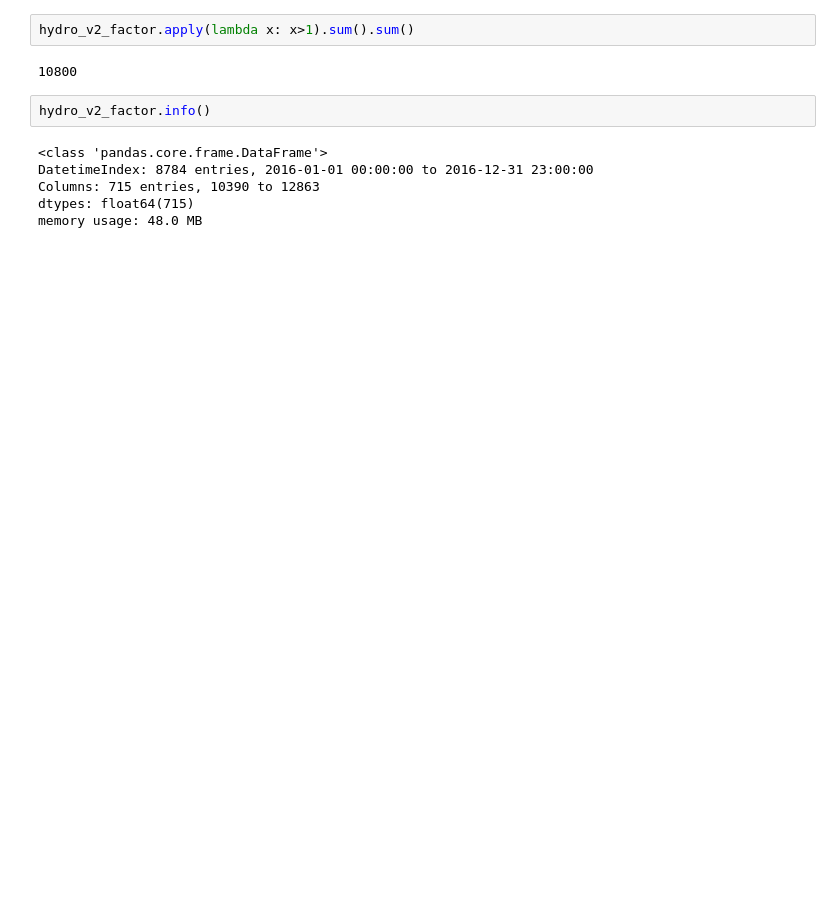
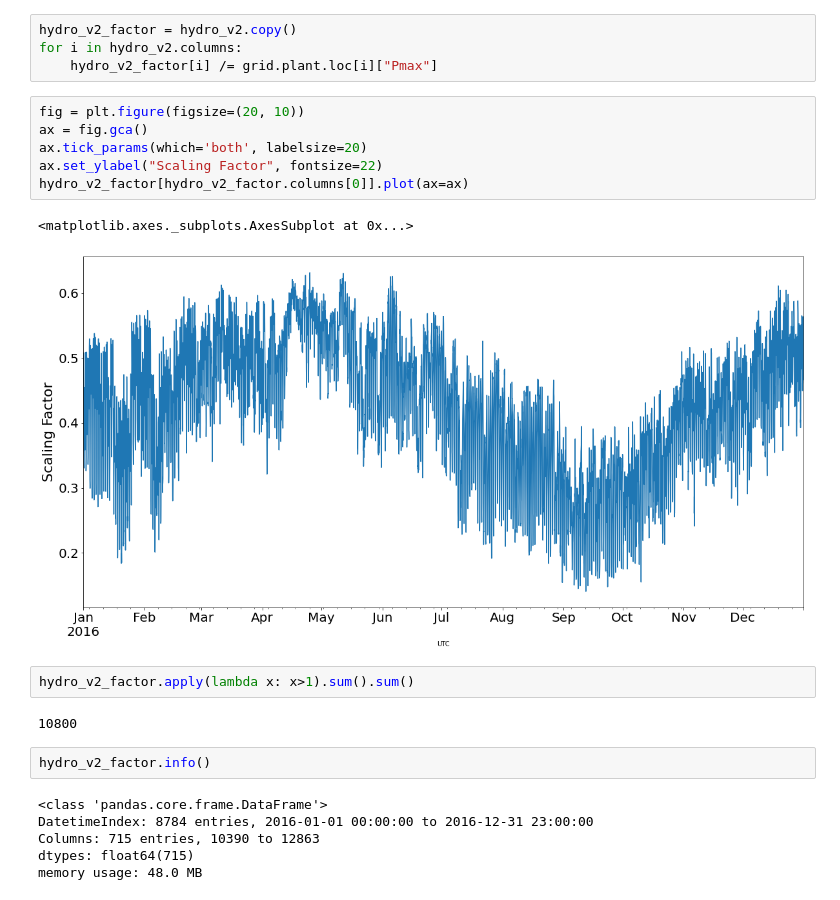
Before and after one commit to Breakthrough-Energy/PreREISE, a Jupyter notebook: prereise/gather/hydrodata/eia/demo/western_hydro_v2_demo.ipynb, the cells around one changed output. Saved outputs shown, nothing was run; the diff lists cells and outputs as text; blank space fills up the shorter version.

```diff
--- a/prereise/gather/hydrodata/eia/demo/western_hydro_v2_demo.ipynb
+++ b/prereise/gather/hydrodata/eia/demo/western_hydro_v2_demo.ipynb
@@ -222,3 +195,16 @@ hydro_v2_factor[hydro_v2_factor.columns[0]].plot()
+# %%
+hydro_v2_factor = hydro_v2.copy()
+for i in hydro_v2.columns:
+    hydro_v2_factor[i] /= grid.plant.loc[i]["Pmax"]
+# %%
+fig = plt.figure(figsize=(20, 10))
+ax = fig.gca()
+ax.tick_params(which='both', labelsize=20)
+ax.set_ylabel("Scaling Factor", fontsize=22)
+hydro_v2_factor[hydro_v2_factor.columns[0]].plot(ax=ax)
+# %% [output]
+<matplotlib.axes._subplots.AxesSubplot at 0x...>
+[figure, added]
 # %%
 hydro_v2_factor.apply(lambda x: x>1).sum().sum()
 # %% [output]
```
Also changed, not shown: parts of 81 cells of this notebook, 2 other files.
